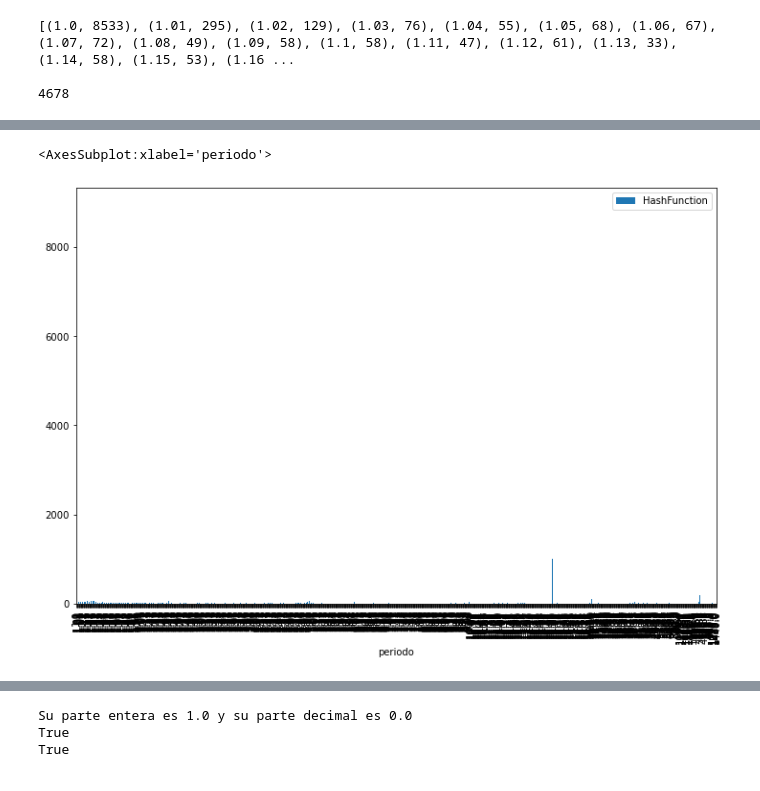
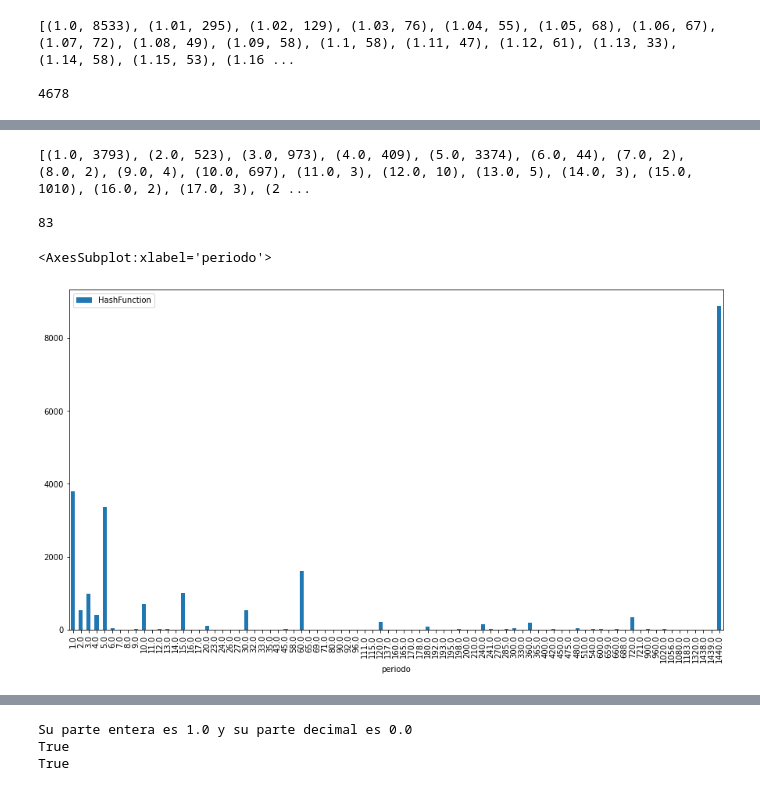
Before and after one commit to robinsonf214/Analisis_CVR, a Jupyter notebook: Serie de tiempo.ipynb, the cells around one changed output, grey strips where cells are left out. Saved outputs shown, nothing was run; the diff lists cells and outputs as text; code cells hidden in the pictures.

```diff
--- a/Serie de tiempo.ipynb
+++ b/Serie de tiempo.ipynb
@@ -299,8 +326,16 @@ countt
-# %%
-countt = fun_perd_all[fun_perd_all['Desv_Est']<=1]
-countt = countt[['periodo','HashFunction']]
-countt= countt.groupby('periodo').count()
-countt.plot(kind='bar', figsize=[12,8])
-# %% [output]
-<AxesSubplot:xlabel='periodo'>
-[figure, removed]
+# %%
+lista = []
+for i in countt.groupby('periodo').count().index:
+    lista.append((i, countt.groupby('periodo').count()['HashFunction'][i]))
+print(lista)
+print()
+print(len(lista))
+# %% [output]
+[(1.0, 3793), (2.0, 523), (3.0, 973), (4.0, 409), (5.0, 3374), (6.0, 44), (7.0, 2), (8.0, 2), (9.0, 4), (10.0, 697), (11.0, 3), (12.0, 10), (13.0, 5), (14.0, 3), (15.0, 1010), (16.0, 2), (17.0, 3), (2 ...
+
+83
+# %%
+countt.groupby('periodo')[['HashFunction']].count().plot(kind='bar', figsize=[15,8])
+# %% [output]
+<AxesSubplot:xlabel='periodo'>
+[figure, added]
```
Also changed, not shown: parts of 12 cells of this notebook.
